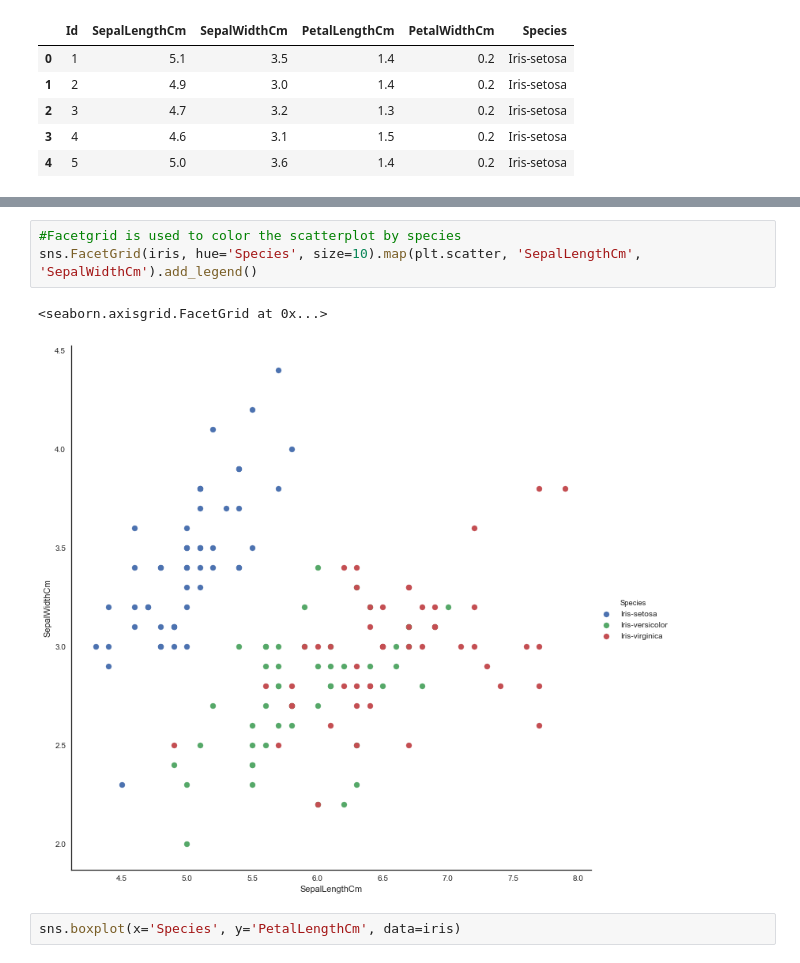
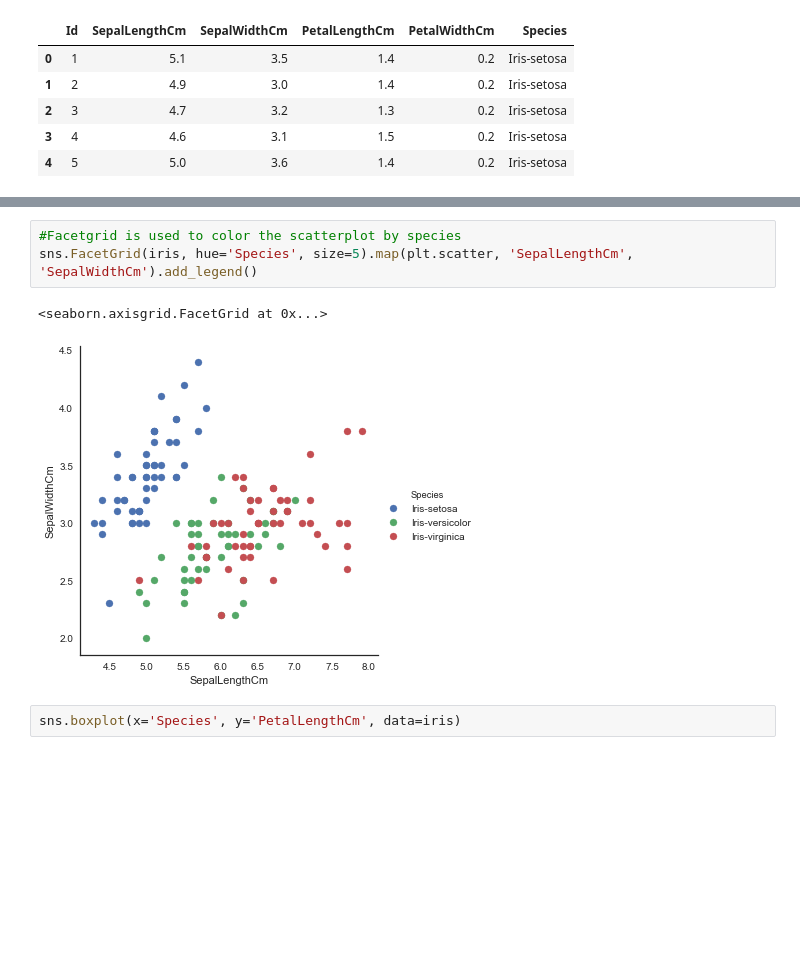
Before and after one commit to bh7781/DataScience, a Jupyter notebook: DataSets/iris-species/iris_python.ipynb, the cells around one changed output, grey strips where cells are left out. Saved outputs shown, nothing was run; the diff lists cells and outputs as text; blank space fills up the shorter version.

```diff
--- a/DataSets/iris-species/iris_python.ipynb
+++ b/DataSets/iris-species/iris_python.ipynb
@@ -38,9 +38,9 @@ sns.jointplot(x='SepalLengthCm', y='SepalWidthCm', data=iris, size=5)
 # %%
 #Facetgrid is used to color the scatterplot by species
-sns.FacetGrid(iris, hue='Species', size=10).map(plt.scatter, 'SepalLengthCm', 'SepalWidthCm').add_legend()
+sns.FacetGrid(iris, hue='Species', size=5).map(plt.scatter, 'SepalLengthCm', 'SepalWidthCm').add_legend()
 # %% [output]
 <seaborn.axisgrid.FacetGrid at 0x...>
-[figure, old version]
+[figure, new version]
 # %%
 sns.boxplot(x='Species', y='PetalLengthCm', data=iris)
 # %% [output]
```
Also changed, not shown: parts of 6 cells of this notebook.
